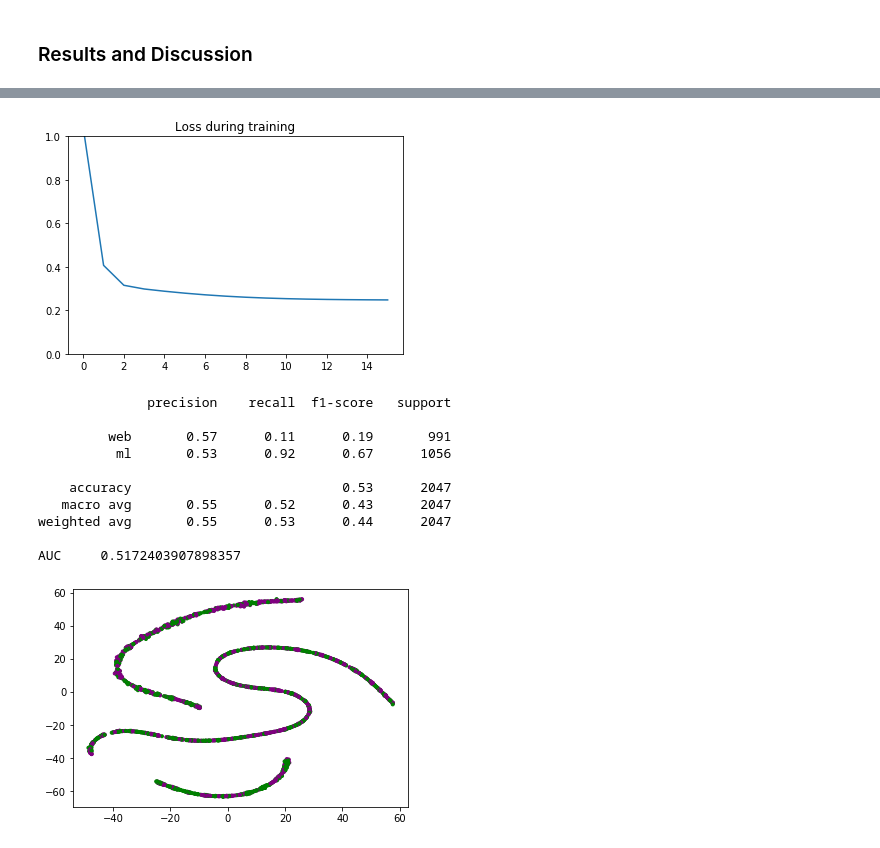
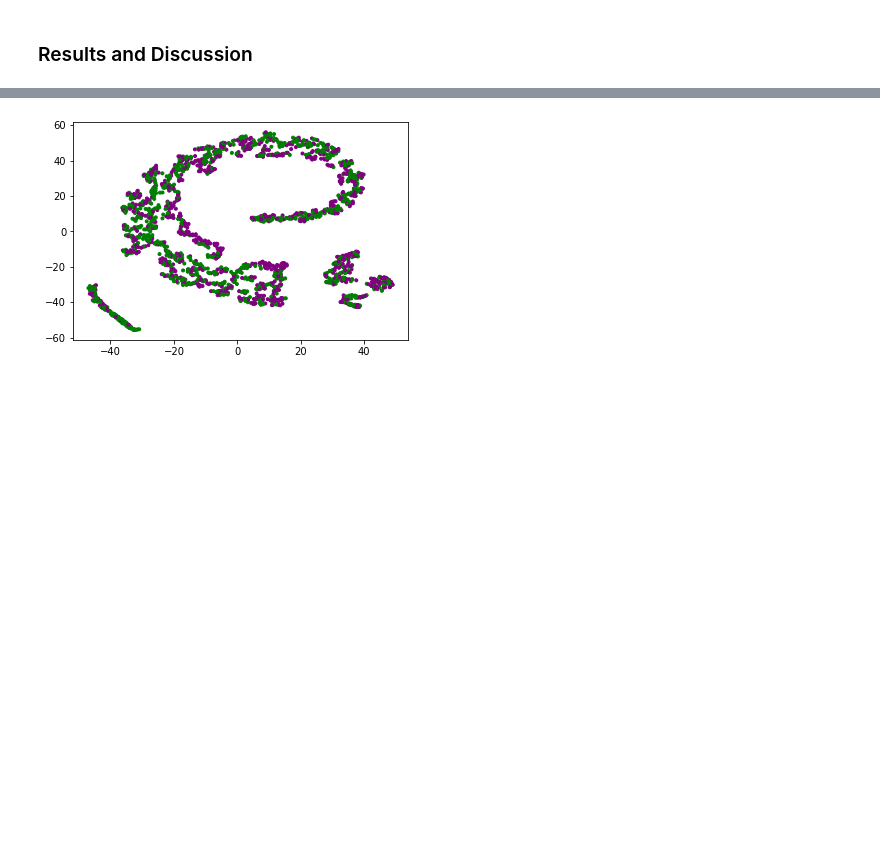
Before and after one commit to isolabs/gnn-tutorial, a Jupyter notebook: notebooks/b1-transition.ipynb, the cells around one changed output, grey strips where cells are left out. Cells and saved outputs as stored; diff of their text form; code cells hidden in the pictures; blank space fills up the shorter version.

```diff
--- a/notebooks/b1-transition.ipynb
+++ b/notebooks/b1-transition.ipynb
@@ -341,6 +352,6 @@ def test_stargazer_gnn(gnn):
 # %% [markdown]
 As en example, lets now use these functions to train and test a Stargazer GNN.
 # %%
-stargazer_gnn_example = StargazerGNN([1, 4, 4, 4])
+stargazer_gnn_example = StargazerGNN([1, 16, 16, 16, 16, 16, 16, 16])
 epoch_losses = train_stargazer_gnn(stargazer_gnn_example, 8)
 # %% [output]
@@ -386,12 +401,10 @@ plt.scatter(tsne_embedded[:,0], tsne_embedded[:,1], \
 # %%
-# Now lets wrap all this up into one function so we can test
-# multiple architectures
-def train_test_architecture(num_hidden_features, num_epochs):
+def train_test_architecture(num_hidden_features, num_epochs, plot_loss=False):
     # Make architecture and train
     gnn_run = StargazerGNN(num_hidden_features)
     epoch_losses = train_stargazer_gnn(gnn_run, num_epochs)
 
-    if num_epochs > 0:
+    if num_epochs > 0 and plot_loss:
         plt.plot(range(num_epochs), epoch_losses)
         plt.ylim((0, 1.0))
         plt.title("Loss during training")
@@ -430,3 +451,3 @@ AUC     0.48935686328471395
 # %%
-train_test_architecture([1, 8], 16)
+train_test_architecture([1, 16, 16], 6)
 # %% [output]
@@ -449,13 +470,2 @@ Epoch 15: loss 0.24778910761787779
-[figure, old version]
+[figure, new version]
-              precision    recall  f1-score   support
-
-         web       0.57      0.11      0.19       991
-          ml       0.53      0.92      0.67      1056
-
-    accuracy                           0.53      2047
-   macro avg       0.55      0.52      0.43      2047
-weighted avg       0.55      0.53      0.44      2047
-
-AUC     0.5172403907898357
-[figure, removed]
 # %%
```
Also changed, not shown: parts of 28 cells of this notebook, 38 other files.
